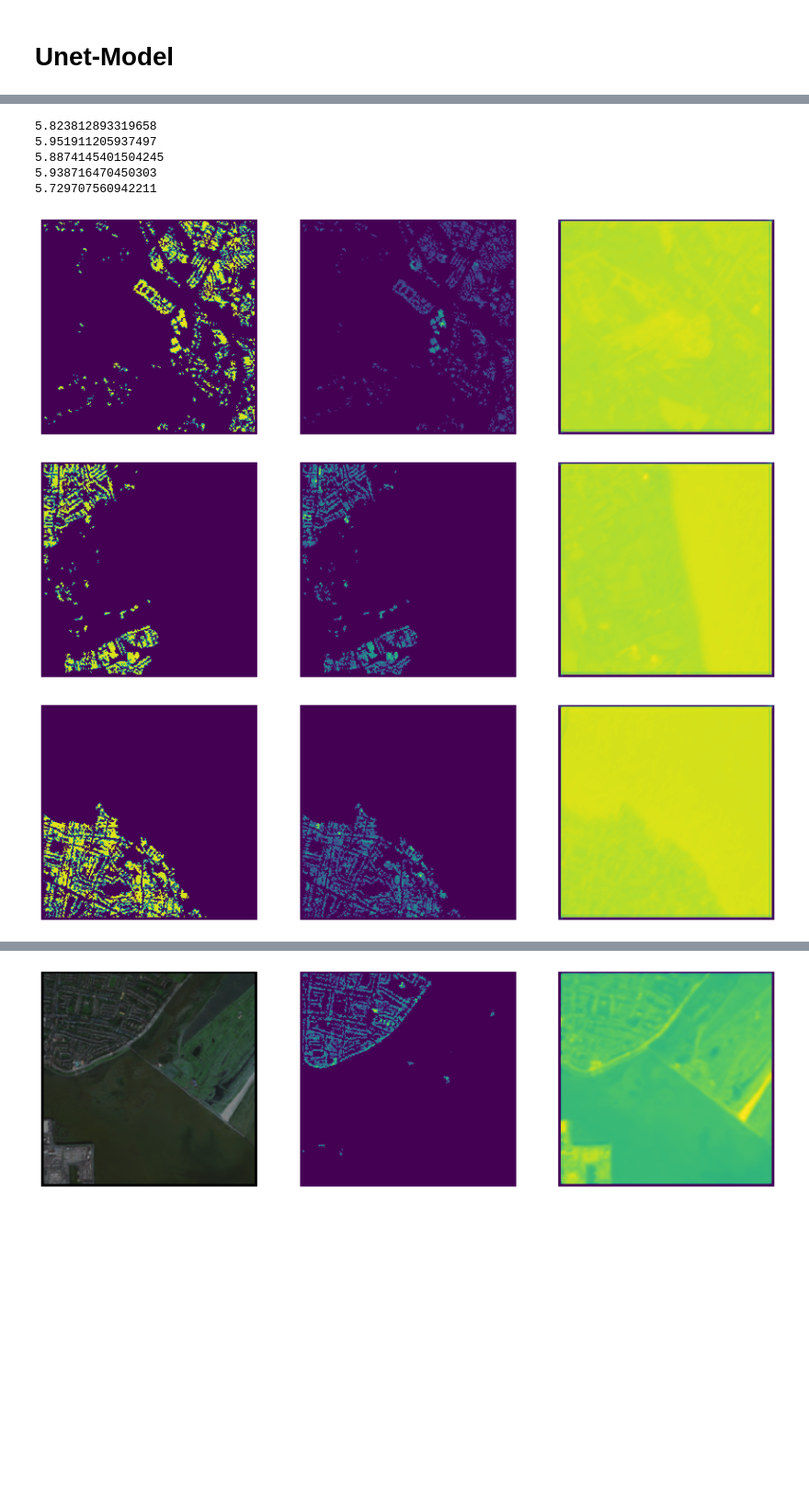
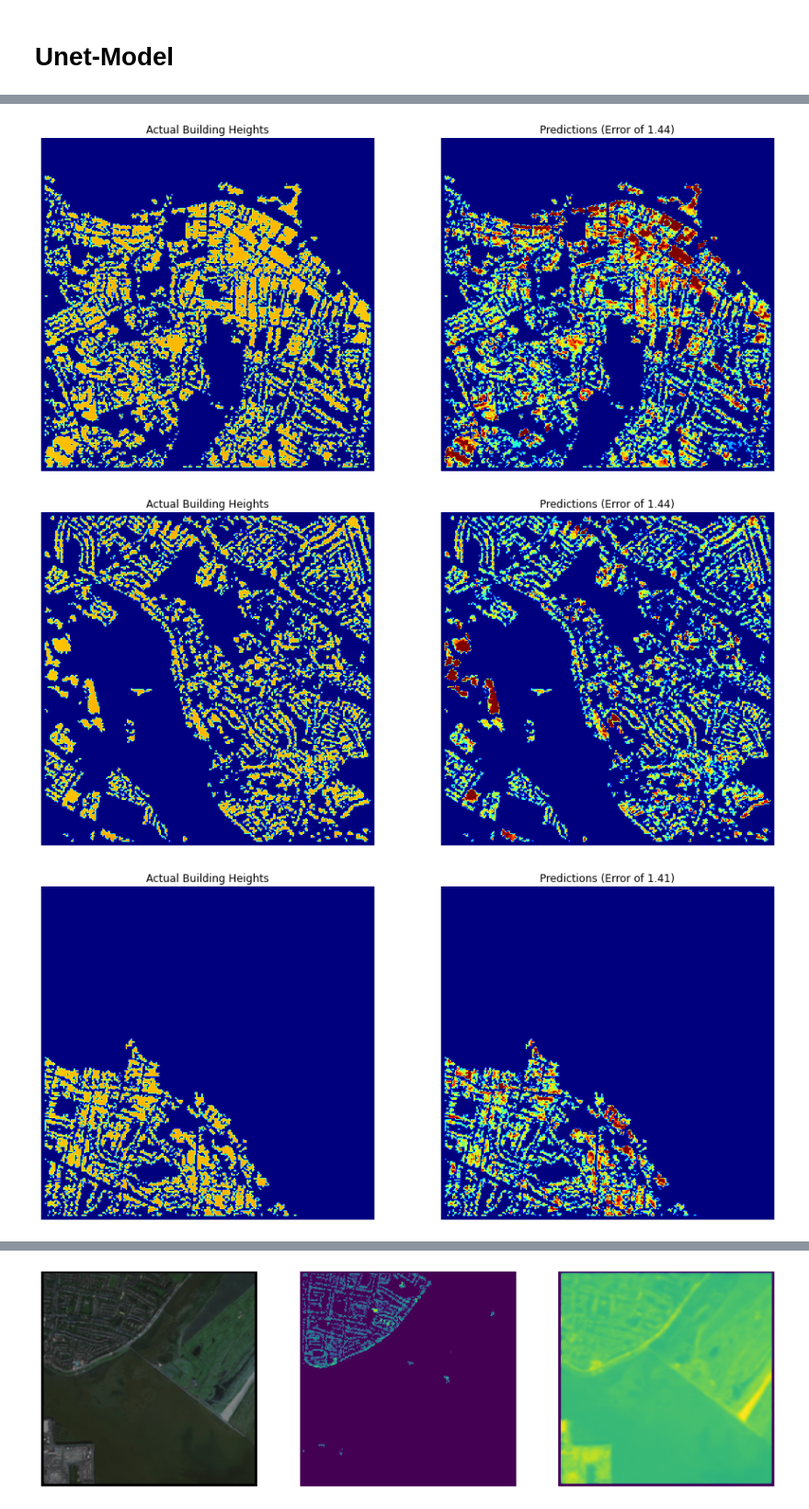
Before and after one commit to Ekeany/Ireland_building_heights, a Jupyter notebook: Modelling/Modelling/Unet_Modelling.ipynb, the cells around one changed output, grey strips where cells are left out. Shown at 92% size. Drawn from its saved outputs; the diff is of its cells as text; code cells hidden in the pictures; blank space fills up the shorter version.

```diff
--- a/Modelling/Modelling/Unet_Modelling.ipynb
+++ b/Modelling/Modelling/Unet_Modelling.ipynb
@@ -21,6 +22,3 @@ create my own error metric maybe loss
 '''
 # %% [output]
 '\ntodo: just check the scaling from int16 -> unit16 on the vilsualization\nalso changed the max value in augmentation from 65,535 -> 1 as robust scaler.\nfilter hieghts and settlement map together to ...
-# %%
-x = np.random.rand(2,2)
-y = np.random.rand(2,2)
@@ -530,46 +521,41 @@ def visulaize_predictions(model):
         # need to convert uint (0,65535) -> float (0-1)
         A.ToFloat(max_value=65535.0),
         #A.ToFloat(1),
 
     ])
 
     data  = DataGenerator(augmentations=augmentations_visualize, train=False, visualize=False).__getitem__(1)
     preds = model.predict(data[0])
 
     for i in range(len(data[0])):
 
         X = data[0][i]
         y = data[1][i]
 
         pred = preds[i]
         rgb_image = create_rgb_scene(X)
         height_image = y
 
         masked_preds = np.where(height_image > 0, pred, 0)
 
         fig = plt.figure(figsize=(15, 15))
 
-        print(weighted_root_mean_squared_error(height_image, masked_preds))
-        ax1 = fig.add_subplot(1,3,1)
+        error = round(weighted_root_mean_squared_error(height_image, masked_preds),2)
+        ax1 = fig.add_subplot(1,2,1)
         ax1.axis('off')
-        ax1.imshow(masked_preds)
+        ax1.set_title("Actual Building Heights")
+        ax1.imshow(masked_preds, vmin=0, vmax=10, cmap='jet')
 
-        ax2 = fig.add_subplot(1,3,2)
+        ax2 = fig.add_subplot(1,2,2)
         ax2.axis('off')
-        ax2.imshow(height_image)
+        ax2.set_title(f"Predictions (Error of {error})")
+        ax2.imshow(height_image, vmin=0, vmax=10, cmap='jet')
 
-        ax3 = fig.add_subplot(1,3,3)
-        ax3.axis('off')
-        ax3.imshow(pred)
+
 
 
 visulaize_predictions(model=unet_model)
 # %% [output]
-5.823812893319658
-5.951911205937497
-5.8874145401504245
-5.938716470450303
-5.729707560942211
-[figure, old version]
+[figure, new version]
-[figure, old version]
+[figure, new version]
-[figure, old version]
+[figure, new version]
```
Also changed, not shown: parts of 7 cells of this notebook.
